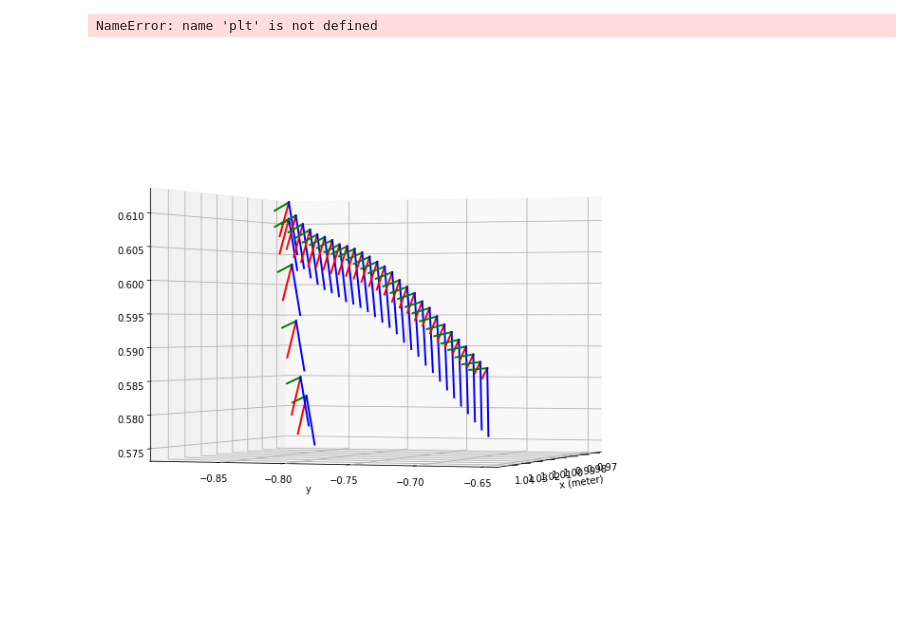
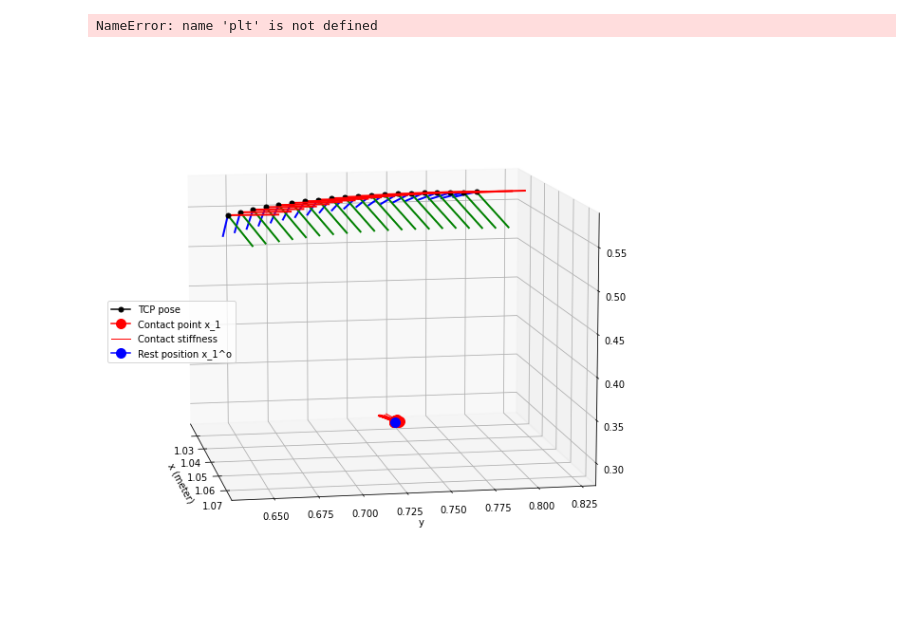
Before and after one commit to khaninger/full-state-estimator, a Jupyter notebook: rosbag_plot.ipynb, the cells around one changed output. Saved outputs shown, nothing was run; the diff lists cells and outputs as text; code cells hidden in the pictures.

```diff
--- a/rosbag_plot.ipynb
+++ b/rosbag_plot.ipynb
@@ -109,8 +110,12 @@ NameError: name 'plt' is not defined
 import pickle
 #%matplotlib
 traj = 'data/racer_rotate_long_4.pkl'
+#traj = 'data/racer_rotate_and_slip_long_1.pkl'
 
-scale = 0.01
+rest_pos = rospy.get_param('contact_1_rest', [0.0, 0.0, 0.0])
+stiff = rospy.get_param('contact_1_stiff', [0.0, 0.0, 0.0])
+scale = 0.03
+scales = 3e-6
 
 fig = plt.figure(figsize=(8,8))
 ax = fig.add_subplot(projection="3d")
@@ -123,33 +128,43 @@ min_dist = 0.008
 for xi, xee in zip(x_is.T, x_ees):
     p = np.array(xee[0]).flatten()
 
     o = np.array(xee[1])
     if np.linalg.norm(p[:3] - pos_last[:3]) < min_dist:
         continue
     else:
         pos_last = p
     x = np.array(o[0,:])
     y = np.array(o[1,:])
     z = np.array(o[2,:])
+    xs = o@stiff
     ax.plot([p[0], p[0]+scale*x[0]],
             [p[1], p[1]+scale*x[1]],
             [p[2], p[2]+scale*x[2]],
             'r', linewidth=2)
     ax.plot([p[0], p[0]+scale*y[0]],
             [p[1], p[1]+scale*y[1]],
             [p[2], p[2]+scale*y[2]],
             'g', linewidth=2)
     ax.plot([p[0], p[0]+scale*z[0]],
             [p[1], p[1]+scale*z[1]],
             [p[2], p[2]+scale*z[2]],
             'b', linewidth=2)
 
-    #ax.plot(xi[0], xi[1], xi[2], c = 'r', marker = 'o', ms = 10)[0]
+    h_cs = ax.plot([xi[0], xi[0]-scales*xs[0]],
+            [xi[1], xi[1]-scales*xs[1]],
+            [xi[2], xi[2]-scales*xs[2]],
+            'r', linewidth=1)[0]
+    h_ee = ax.plot(p[0], p[1], p[2], c = 'k', marker = 'o', ms = 5, label='TCP')[0]
+
+    h_c1 = ax.plot(xi[0], xi[1], xi[2], c = 'r', marker = 'o', ms = 10, label='Estimated contact')[0]
+h_rp1 = ax.plot(rest_pos[0], rest_pos[1], rest_pos[2], c= 'b',  marker = 'o', ms = 10, label='Estimated rest position')[0]
 plt.tight_layout()
 plt.xlabel('x (meter)')
 plt.ylabel('y')
-ax.view_init(elev=0., azim=20.)
+ax.view_init(elev=10., azim=-10.)
+plt.legend(handles=[h_ee, h_c1, h_cs, h_rp1],labels=['TCP pose', 'Contact point x_1', 'Contact stiffness', 'Rest position x_1^o'], loc='center left')
 plt.subplots_adjust(left=-0.11, right=1.11, bottom=0.0, top=1)
+#plt.savefig('offline_long_slip.pdf')
 plt.show()
 # %% [output]
-[figure, old version]
+[figure, new version]
```
Also changed, not shown: parts of 1 cell of this notebook, 16 other files.
